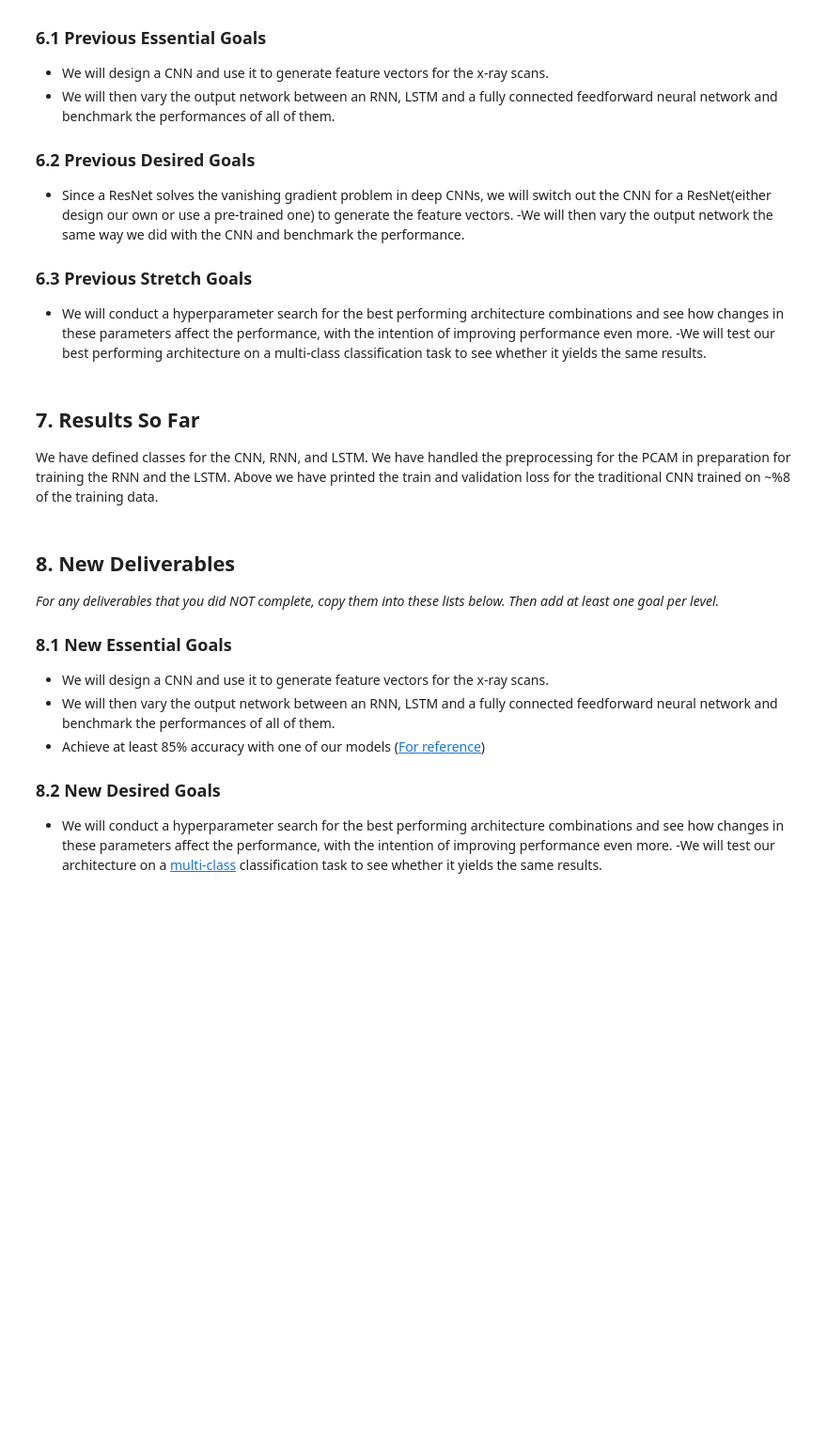
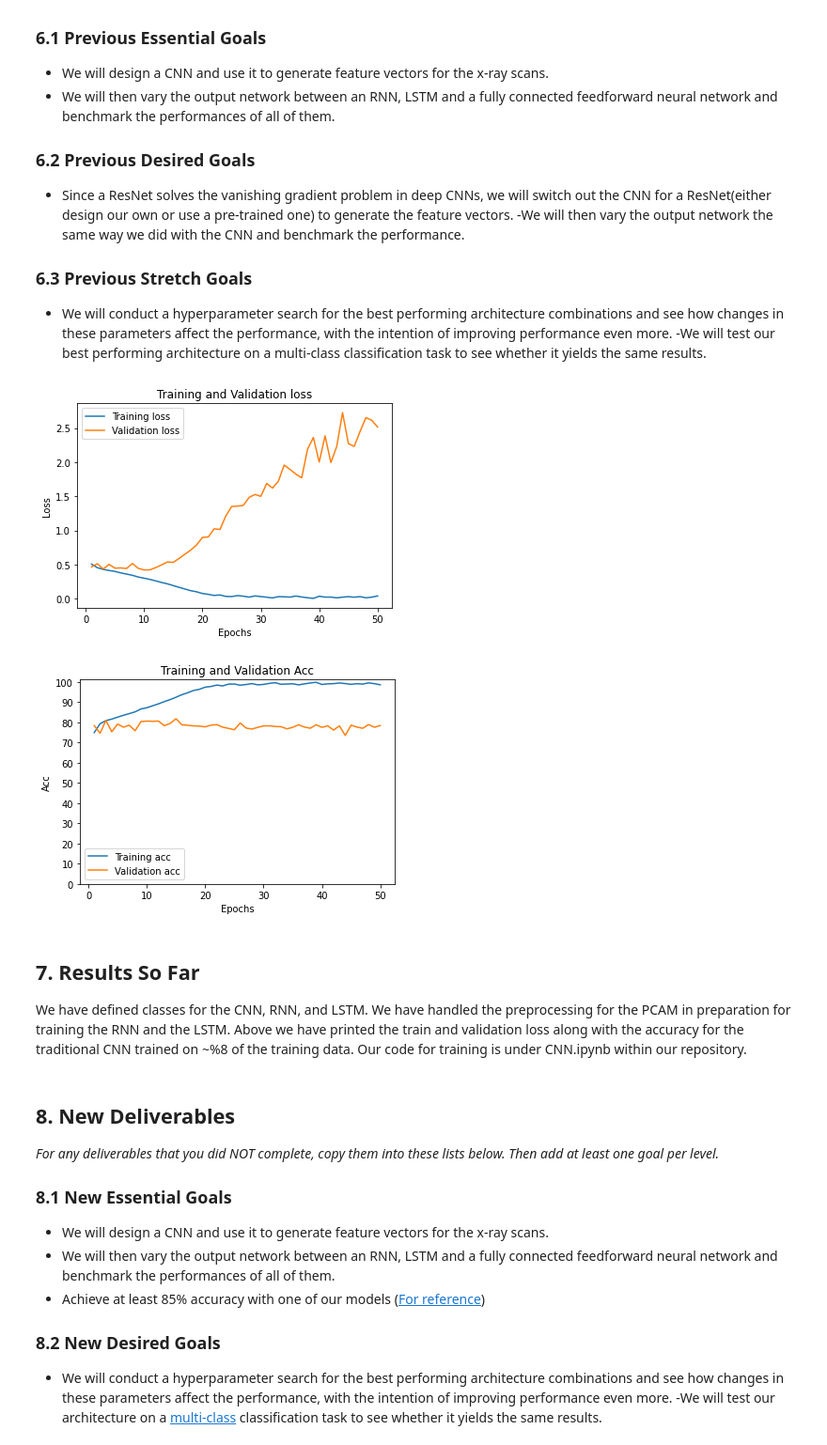
Before and after one commit to cs449w23/project-cs_get_degrees, a Jupyter notebook: update.ipynb, the cells around one changed output. Shown at 94% size. Saved outputs shown, nothing was run; the diff lists cells and outputs as text; code cells hidden in the pictures; blank space fills up the shorter version.

Commit message:
Updated results

```diff
--- a/update.ipynb
+++ b/update.ipynb
@@ -145,7 +124,43 @@ plt.show()
+# %%
+# 7. Results So Far
+"""
+  Include some initial empirical results on how your model(s) perform on your
+  dataset(s). Ideally, you should not write all your code here, rather you
+  should import from other code in your GitHub repository and just show some
+  initial results. If it's easier, you can just include plots and a description
+  of how you made them, rather than runnable code.
+"""
+
+import matplotlib.pyplot as plt
+loss_train = [0.508279025554657, 0.4556257724761963, 0.43081802129745483, 0.4148216247558594, 0.40155887603759766, 0.37974247336387634, 0.3623133897781372, 0.3443458676338196, 0.31922510266304016, 0.3021552562713623, 0.28436917066574097, 0.2626524865627289, 0.23923951387405396, 0.21943800151348114, 0.19358503818511963, 0.16817794740200043, 0.14361096918582916, 0.11893610656261444, 0.10290876030921936, 0.07799740135669708, 0.06598580628633499, 0.04930972307920456, 0.05675511807203293, 0.035196464508771896, 0.03338271751999855, 0.04720931127667427, 0.0388021357357502, 0.025461044162511826, 0.042250294238328934, 0.033171799033880234, 0.023520763963460922, 0.013245430774986744, 0.03208798170089722, 0.030069351196289062, 0.025286640971899033, 0.04111939296126366, 0.02710670419037342, 0.015680862590670586, 0.006308150012046099, 0.03796546161174774, 0.025296764448285103, 0.024914640933275223, 0.014877719804644585, 0.024426382035017014, 0.03230440244078636, 0.023834871128201485, 0.03218914940953255, 0.015391839668154716, 0.024708859622478485, 0.042307812720537186]
+loss_val = [0.4680269956588745, 0.5125997066497803, 0.43674135208129883, 0.5049386620521545, 0.4489496946334839, 0.4522791802883148, 0.44421684741973877, 0.5178857445716858, 0.44593745470046997, 0.4228784143924713, 0.42430832982063293, 0.4576728940010071, 0.49728474020957947, 0.538810670375824, 0.5338367223739624, 0.59158855676651, 0.6532549262046814, 0.7139144539833069, 0.7890828251838684, 0.8993056416511536, 0.9053544402122498, 1.0253123044967651, 1.0144762992858887, 1.212432861328125, 1.3518964052200317, 1.356855869293213, 1.367996096611023, 1.4851295948028564, 1.527214765548706, 1.499824047088623, 1.688446283340454, 1.620281457901001, 1.7207047939300537, 1.9576046466827393, 1.8936675786972046, 1.8254780769348145, 1.7708159685134888, 2.1894285678863525, 2.361193895339966, 2.001924753189087, 2.385425567626953, 1.9942110776901245, 2.229936361312866, 2.72424578666687, 2.2721760272979736, 2.2304704189300537, 2.4495716094970703, 2.6518123149871826, 2.613081693649292, 2.5146055221557617]
+epochs = range(1,51)
+plt.plot(epochs, loss_train,  label='Training loss')
+plt.plot(epochs, loss_val, label='Validation loss')
+plt.title('Training and Validation loss')
+plt.xlabel('Epochs')
+plt.ylabel('Loss')
+plt.legend()
+plt.show()
+
+
+acc_train = list(map(lambda a: a * 100, [0.74955, 0.79325, 0.8085, 0.8161, 0.8257, 0.8349, 0.8433, 0.85205, 0.86625, 0.8723, 0.8819, 0.8916, 0.9027, 0.9127, 0.92425, 0.9368, 0.94635, 0.95775, 0.9635, 0.9742, 0.9777, 0.98455, 0.98045, 0.9893, 0.98975, 0.984, 0.98715, 0.9919, 0.9858, 0.9879, 0.99295, 0.99625, 0.9886, 0.9897, 0.991, 0.9857, 0.99055, 0.9949, 0.9984, 0.9877, 0.9906, 0.9917, 0.99485, 0.9919, 0.98835, 0.9915, 0.98965, 0.99525, 0.99155, 0.98605]))
+acc_val = list(map(lambda a: a * 100,[0.784, 0.7462, 0.8098, 0.7532, 0.7918, 0.776, 0.7858, 0.7584, 0.804, 0.8062, 0.8052, 0.8062, 0.7836, 0.7948, 0.8178, 0.7882, 0.7854, 0.7826, 0.7814, 0.7778, 0.786, 0.7888, 0.7762, 0.7702, 0.7634, 0.7966, 0.772, 0.7666, 0.7752, 0.7822, 0.7828, 0.7794, 0.7786, 0.7678, 0.7754, 0.788, 0.7768, 0.7708, 0.788, 0.7754, 0.7826, 0.7618, 0.7826, 0.735, 0.7862, 0.7768, 0.7706, 0.789, 0.7758, 0.7842]))
+plt.plot(epochs, acc_train,  label='Training acc')
+plt.plot(epochs, acc_val, label='Validation acc')
+plt.title('Training and Validation Acc')
+plt.xlabel('Epochs')
+plt.ylabel('Acc')
+plt.yticks(range(0,110, 10))
+plt.legend()
+plt.show()
+# %% [output]
+[figure, added]
+[figure, added]
 # %% [markdown]
 ## 7. Results So Far
 
-We have defined classes for the CNN, RNN, and LSTM. We have handled the preprocessing for the PCAM in preparation for training the RNN and the LSTM. Above we have printed the train and validation loss for the traditional CNN trained on ~%8 of the training data.
+We have defined classes for the CNN, RNN, and LSTM. We have handled the preprocessing for the PCAM in preparation for training the RNN and the LSTM. Above we have printed the train and validation loss along with the accuracy for the traditional CNN trained on ~%8 of the training data. Our code for training is under CNN.ipynb within our repository.
 # %% [markdown]
 ## 8. New Deliverables
 
```
Also changed, not shown: parts of 1 cell of this notebook.
